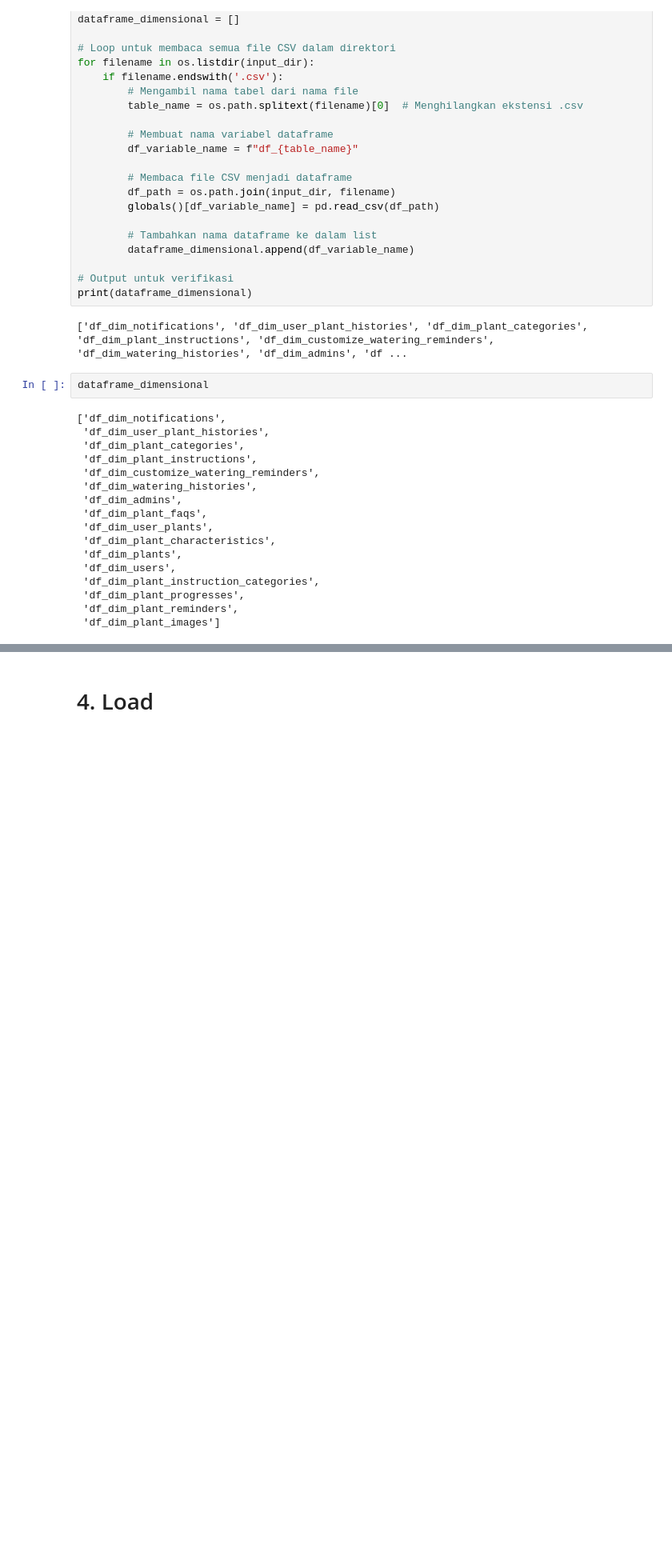
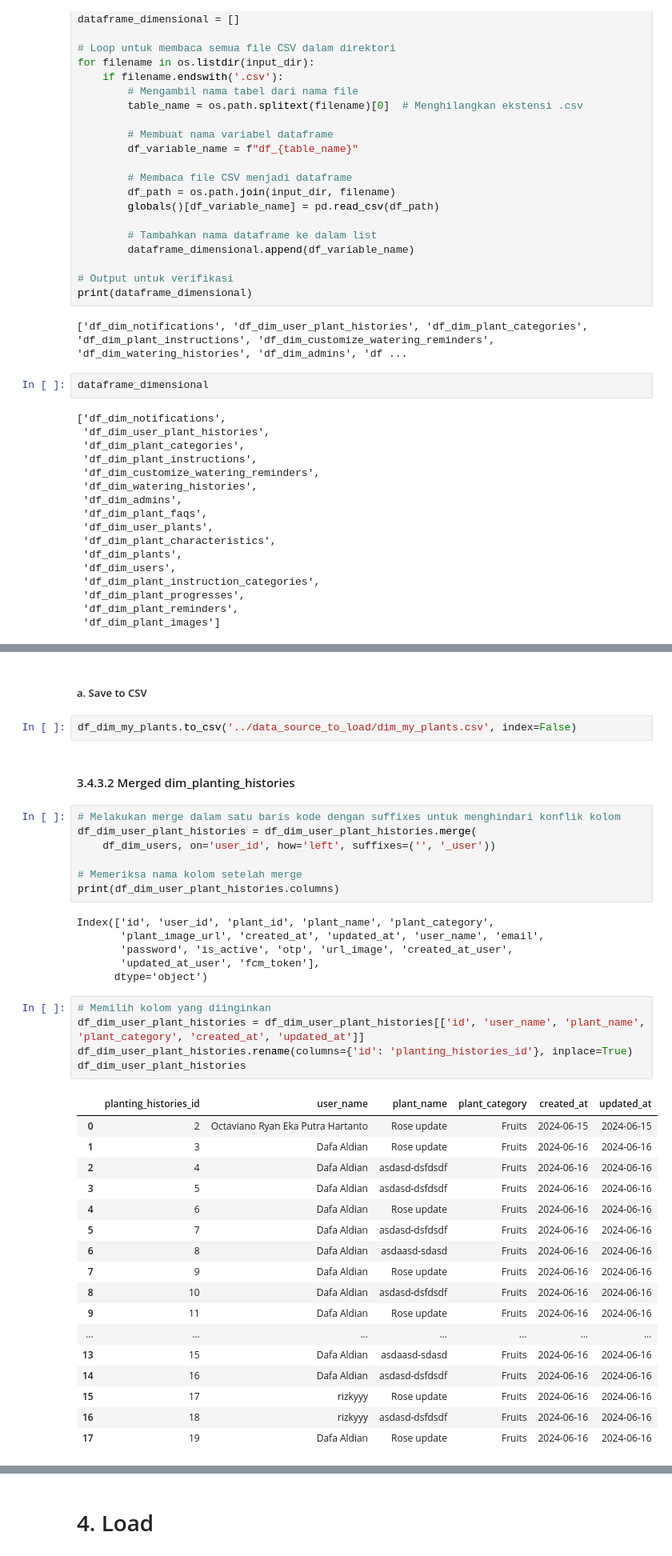
Before and after one commit to Plantopia-Alterra-Academy-Batch-6/de-capstone-km-alterra-batch-6, a Jupyter notebook: Main_Project/Pipeline_ETL.ipynb, the cells around one changed output, grey strips where cells are left out. Shown at 80% size. Drawn from its saved outputs; the diff is of its cells as text; blank space fills up the shorter version.

```diff
--- a/Main_Project/Pipeline_ETL.ipynb
+++ b/Main_Project/Pipeline_ETL.ipynb
@@ -391,0 +545,42 @@ Jumlah baris duplikat: 0
+# %% [markdown]
+##### a. Save to CSV
+# %%
+df_dim_my_plants.to_csv('../data_source_to_load/dim_my_plants.csv', index=False)
+# %% [markdown]
+#### 3.4.3.2 Merged dim_planting_histories
+# %%
+# Melakukan merge dalam satu baris kode dengan suffixes untuk menghindari konflik kolom
+df_dim_user_plant_histories = df_dim_user_plant_histories.merge(
+    df_dim_users, on='user_id', how='left', suffixes=('', '_user'))
+
+# Memeriksa nama kolom setelah merge
+print(df_dim_user_plant_histories.columns)
+# %% [output]
+Index(['id', 'user_id', 'plant_id', 'plant_name', 'plant_category',
+       'plant_image_url', 'created_at', 'updated_at', 'user_name', 'email',
+       'password', 'is_active', 'otp', 'url_image', 'created_at_user',
+       'updated_at_user', 'fcm_token'],
+      dtype='object')
+# %%
+# Memilih kolom yang diinginkan
+df_dim_user_plant_histories = df_dim_user_plant_histories[['id', 'user_name', 'plant_name', 'plant_category', 'created_at', 'updated_at']]
+df_dim_user_plant_histories.rename(columns={'id': 'planting_histories_id'}, inplace=True)
+df_dim_user_plant_histories
+# %% [output]
+|  | planting_histories_id | user_name | plant_name | plant_category | created_at | updated_at |
+| 0 | 2 | Octaviano Ryan Eka Putra Hartanto | Rose update | Fruits | 2024-06-15 | 2024-06-15 |
+| 1 | 3 | Dafa Aldian | Rose update | Fruits | 2024-06-16 | 2024-06-16 |
+| 2 | 4 | Dafa Aldian | asdasd-dsfdsdf | Fruits | 2024-06-16 | 2024-06-16 |
+| 3 | 5 | Dafa Aldian | asdasd-dsfdsdf | Fruits | 2024-06-16 | 2024-06-16 |
+| 4 | 6 | Dafa Aldian | Rose update | Fruits | 2024-06-16 | 2024-06-16 |
+| 5 | 7 | Dafa Aldian | asdasd-dsfdsdf | Fruits | 2024-06-16 | 2024-06-16 |
+| 6 | 8 | Dafa Aldian | asdaasd-sdasd | Fruits | 2024-06-16 | 2024-06-16 |
+| 7 | 9 | Dafa Aldian | Rose update | Fruits | 2024-06-16 | 2024-06-16 |
+| 8 | 10 | Dafa Aldian | asdasd-dsfdsdf | Fruits | 2024-06-16 | 2024-06-16 |
+| 9 | 11 | Dafa Aldian | Rose update | Fruits | 2024-06-16 | 2024-06-16 |
+| ... | ... | ... | ... | ... | ... | ... |
+| 13 | 15 | Dafa Aldian | asdaasd-sdasd | Fruits | 2024-06-16 | 2024-06-16 |
+| 14 | 16 | Dafa Aldian | asdasd-dsfdsdf | Fruits | 2024-06-16 | 2024-06-16 |
+| 15 | 17 | rizkyyy | Rose update | Fruits | 2024-06-16 | 2024-06-16 |
+| 16 | 18 | rizkyyy | asdasd-dsfdsdf | Fruits | 2024-06-16 | 2024-06-16 |
+| 17 | 19 | Dafa Aldian | Rose update | Fruits | 2024-06-16 | 2024-06-16 |
```
Also changed, not shown: parts of 89 cells of this notebook, 28 other files.
